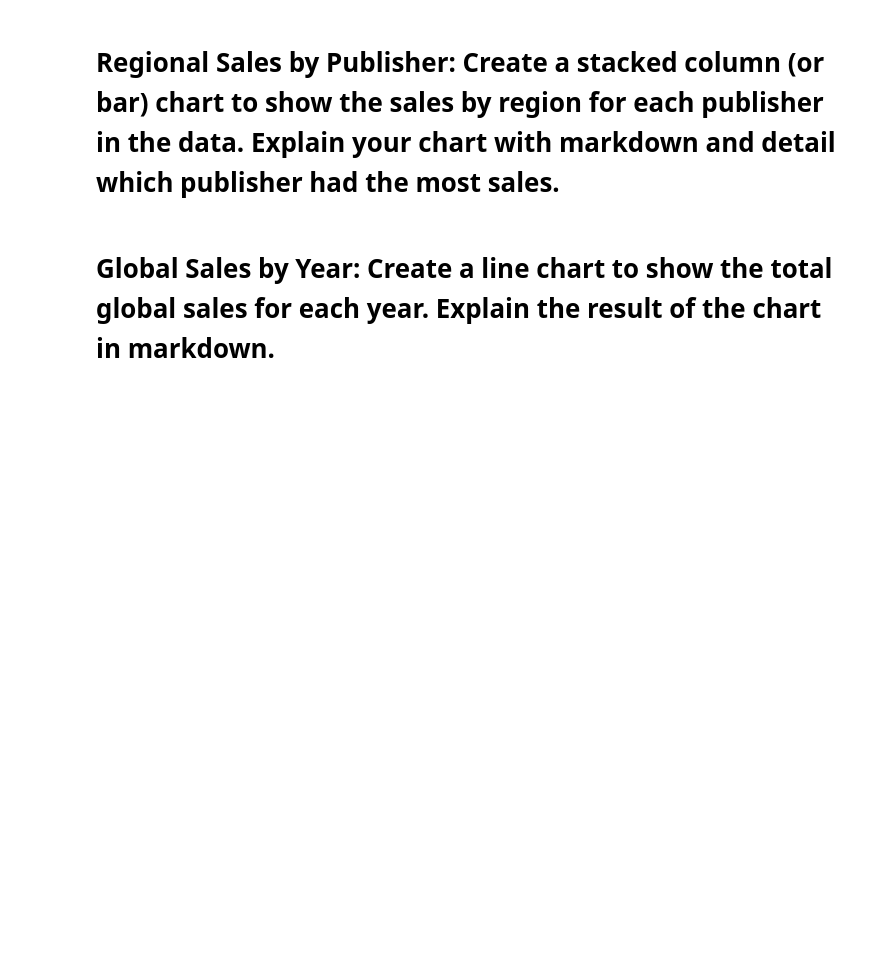
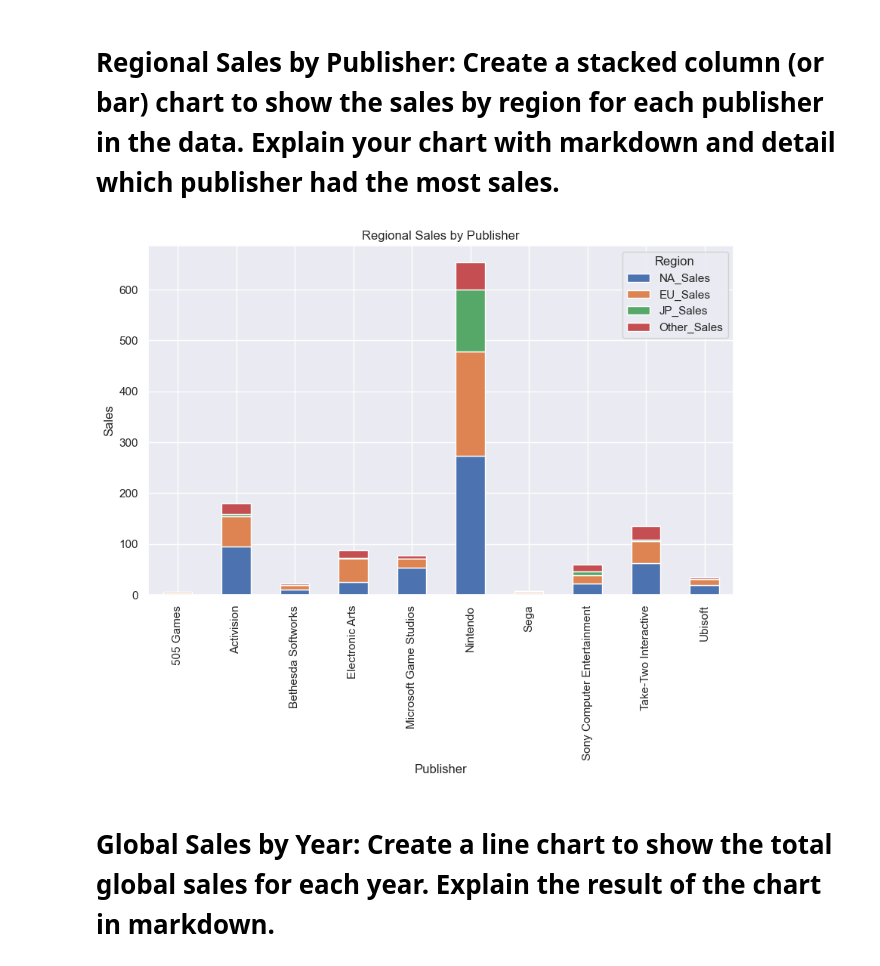
Before and after one commit to nseitler/video-game-sales, a Jupyter notebook: VideoGameDataViz.ipynb, the cells around one changed output. Drawn from its saved outputs; the diff is of its cells as text; code cells hidden in the pictures; blank space fills up the shorter version.

```diff
--- a/VideoGameDataViz.ipynb
+++ b/VideoGameDataViz.ipynb
@@ -15,5 +16,17 @@ vg.head()
 | 4 | 5 | Wii Play | Nintendo | 2006 | Misc | Nintendo | 14.03 | 9.20 | 2.93 | 2.85 | ... |
 # %% [markdown]
 # Regional Sales by Publisher: Create a stacked column (or bar) chart to show the sales by region for each publisher in the data. Explain your chart with markdown and detail which publisher had the most sales.
+# %%
+sales_by_publisher = vg.groupby('Publisher')[['NA_Sales', 'EU_Sales', 'JP_Sales', 'Other_Sales']].sum()
+sales_by_publisher.plot(kind='bar', stacked=True, figsize=(10, 6))
+
+plt.title('Regional Sales by Publisher')
+plt.xlabel('Publisher')
+plt.ylabel('Sales')
+plt.legend(title='Region')
+
+plt.show()
+# %% [output]
+[figure, added]
 # %% [markdown]
 # Global Sales by Year: Create a line chart to show the total global sales for each year. Explain the result of the chart in markdown.
```
Also changed, not shown: parts of 5 cells of this notebook.
